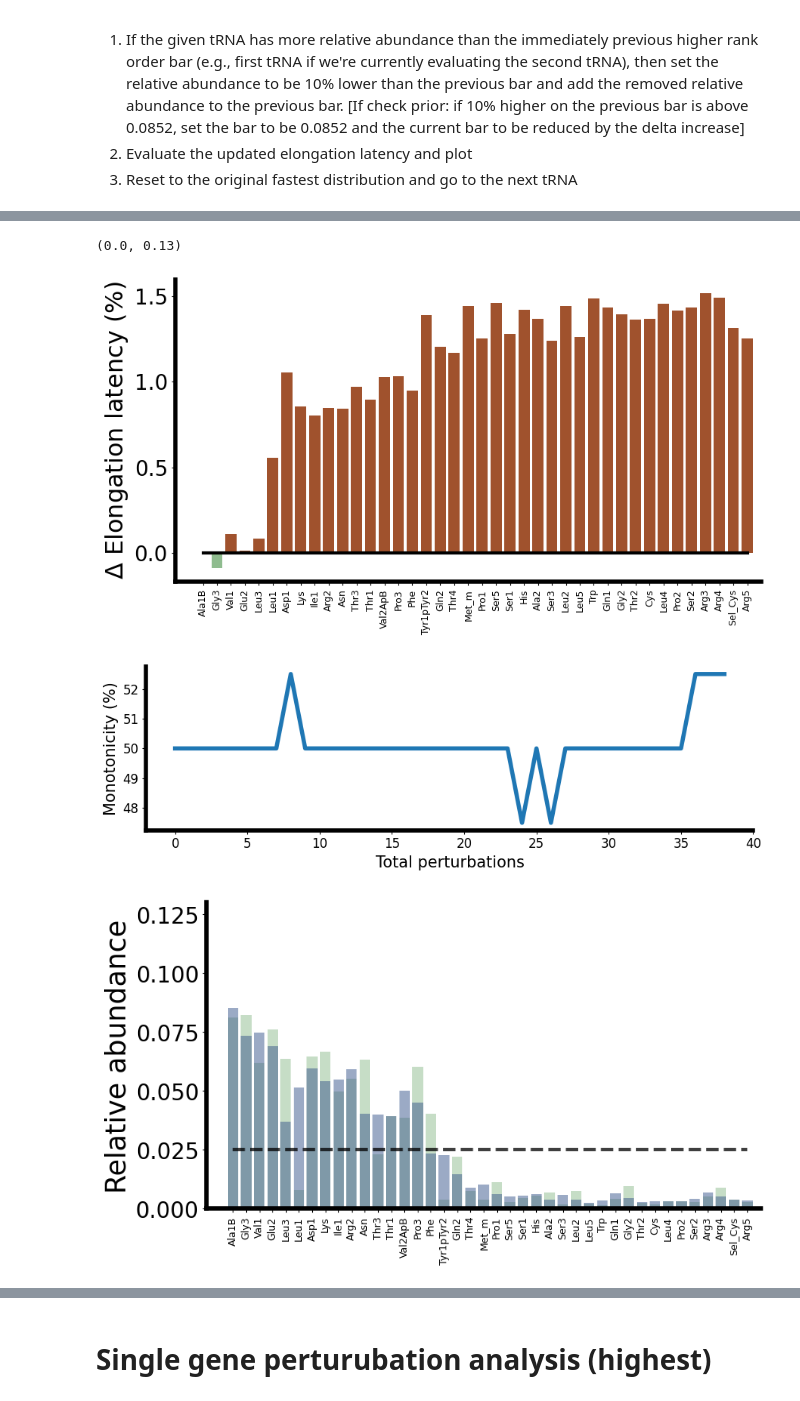
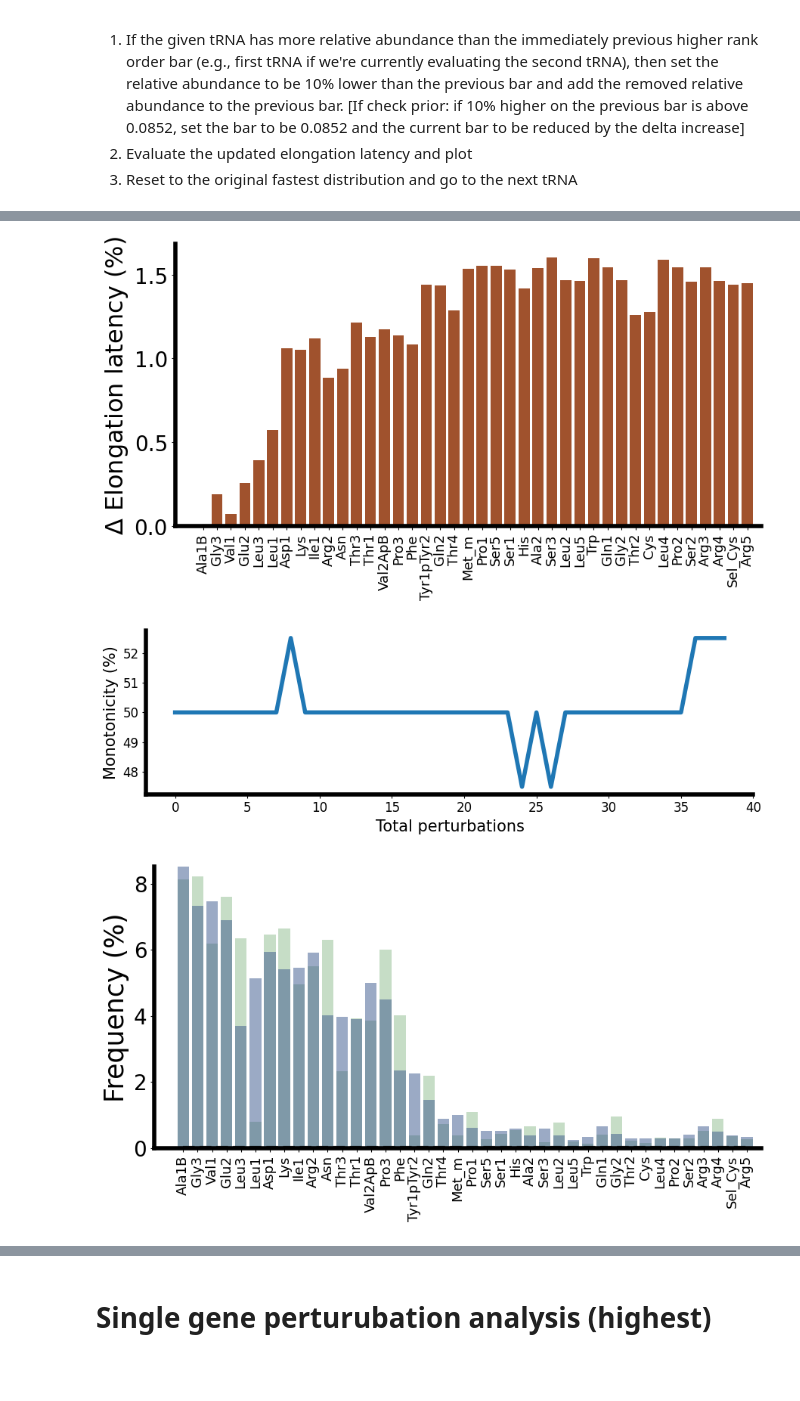
Before and after one commit to EndyLab/tRNACAD, a Jupyter notebook: tRNACodonGAOptimization.ipynb, the cells around one changed output, grey strips where cells are left out. Saved outputs shown, nothing was run; the diff lists cells and outputs as text; code cells hidden in the pictures; blank space fills up the shorter version.

```diff
--- a/tRNACodonGAOptimization.ipynb
+++ b/tRNACodonGAOptimization.ipynb
@@ -582,24 +741,10 @@ show [0.         0.04951593 0.14983806 0.14123496 0.01536355 0.4350912
 # %%
-# Consecutive 40-tRNA perturbation analyses
-baseline = perturb(ptRNA_min, tRNA_tags, tRNA_sorted,pCodon_WT,ensmbl_latency_dict,1,0)[0]
-print(monotonicity(ptRNA_min))
-elongt_perturb = []
-ptRNA_perturb = []
-mono_perturb = []
-ptRNA_min_update = ptRNA_min.copy()
-#mono_perturb.append(monotonicity(ptRNA_min))
-for i in range(1,len(tRNA_tags)):
-    values = perturb(ptRNA_min_update, tRNA_tags, tRNA_sorted,pCodon_WT,ensmbl_latency_dict,i,10)
-    elongt_perturb.append(values[0])
-    ptRNA_perturb.append(values[1])
-    ptRNA_min_update = values[1]
-    mono_perturb.append(monotonicity(ptRNA_min_update))
-print(elongt_perturb - baseline)
+# Consecutive 40-tRNA pairwise perturbation analyses - Fig S9b
+ptRNA_sorted_perturb=np.load('./data/SequentialAdditive_n30_ptRNA_sorted_perturb.npy')
+elongt_perturb = np.load('./data/SequentialAdditive_n30_elongt_perturb.npy')
+baseline = np.load('./data/SequentialAdditive_n30_baseline.npy')
+mono_perturb = np.load('./data/SequentialAdditive_n30_mono_perturb.npy')
 
-ptRNA_dict = dict(zip(tRNA_tags,ptRNA_perturb[-1]))
-ptRNA_sorted_perturb =[ptRNA_dict[tRNA] for tRNA in tRNA_sorted]
-print(ptRNA_sorted_perturb)
-print(mono_perturb)
 
 #Plotting
 #Delta elongation latency plot
@@ -624,9 +769,10 @@ ax.spines['right'].set_linewidth(0)
 ax.set_xlim(-2,40)
 ax.set_ylabel('$\Delta$ Elongation latency (%)',fontsize=23)
 ax.tick_params(axis='y', which='major', labelsize=20)
-ax.tick_params(axis='x', which='major', labelsize=9)
+ax.tick_params(axis='x', which='major', labelsize=13)
 #ax.set_ylim(-5,5)
 plt.tight_layout()
+fig.savefig('./Figures/S9b-bottom.svg', dpi=300,bbox_inches='tight')
 
 #Monotonicity plot
 fig,ax = plt.subplots(figsize=(9,3))
@@ -653,8 +799,8 @@ ptRNA_min = ptRNA_list_fast[np.argmin(elongt_list_fast)]
 ptRNA_min_dict = dict(zip(tRNA_tags,ptRNA_min))
 ptRNA_min_sorted=[ptRNA_min_dict[tRNA] for tRNA in tRNA_sorted]
 fig,ax = plt.subplots(figsize=(9,5))
-ax.bar(np.arange(40),ptRNA_min_sorted,color='darkseagreen',width=0.8,alpha=0.5)
-ax.bar(np.arange(40),ptRNA_sorted_perturb,color='#39568CFF',width=0.8,alpha=0.5)
+ax.bar(np.arange(40),np.array(ptRNA_min_sorted)*100,color='darkseagreen',width=0.8,alpha=0.5)
+ax.bar(np.arange(40),ptRNA_sorted_perturb*100,color='#39568CFF',width=0.8,alpha=0.5)
 ax.plot(np.arange(40),[1/40]*40,color='black',linewidth=3,linestyle='dashed',alpha=0.5)
 ax.plot(np.arange(40),[1/40]*40,color='black',linewidth=3,linestyle='dashed',alpha=0.5)
 plt.xticks(range(len(tRNA_tags)), tRNA_sorted,rotation='vertical')
@@ -664,8 +810,11 @@ ax.spines['bottom'].set_linewidth(4)
 ax.spines['top'].set_linewidth(0)
 ax.spines['right'].set_linewidth(0)
 ax.set_xlim(-2,40)
-ax.set_ylabel('Relative abundance',fontsize=25)
+ax.set_ylabel('Frequency (%)',fontsize=25)
 ax.tick_params(axis='y', which='major', labelsize=20)
-ax.tick_params(axis='x', which='major', labelsize=9)
-ax.set_ylim(0,0.13)
+ax.tick_params(axis='x', which='major', labelsize=13)
+ax.set_ylim(0,8.52)
+
+plt.tight_layout()
+fig.savefig('./Figures/S9b-top.svg', dpi=300,bbox_inches='tight')
 # %% [output]
@@ -689,4 +828,3 @@ show [0.         0.         0.1138915  0.01396699 0.08587404 0.55580345
-(0.0, 0.13)
-[figure, old version]
+[figure, new version]
 [figure]
-[figure, old version]
+[figure, new version]
```
Also changed, not shown: parts of 30 cells of this notebook, 17 other files.
